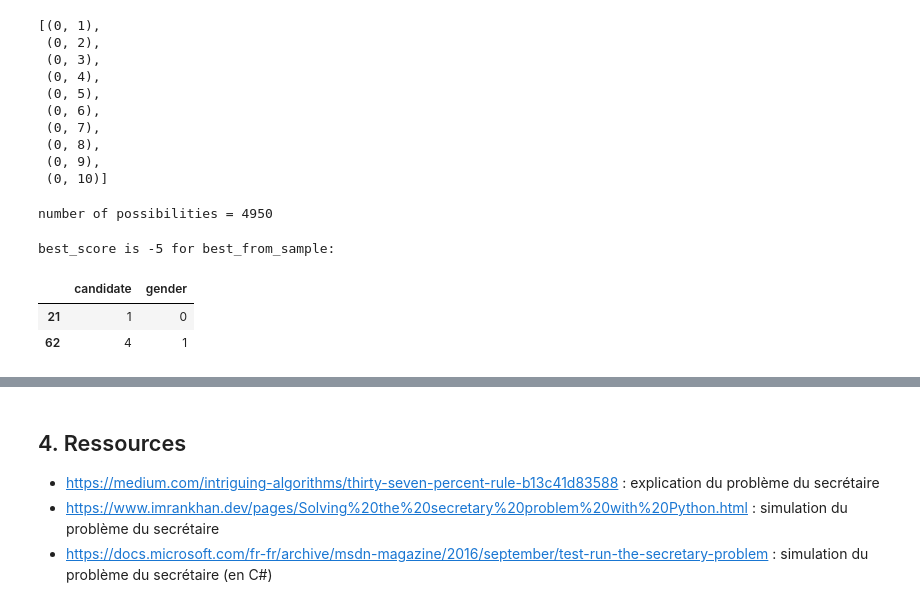
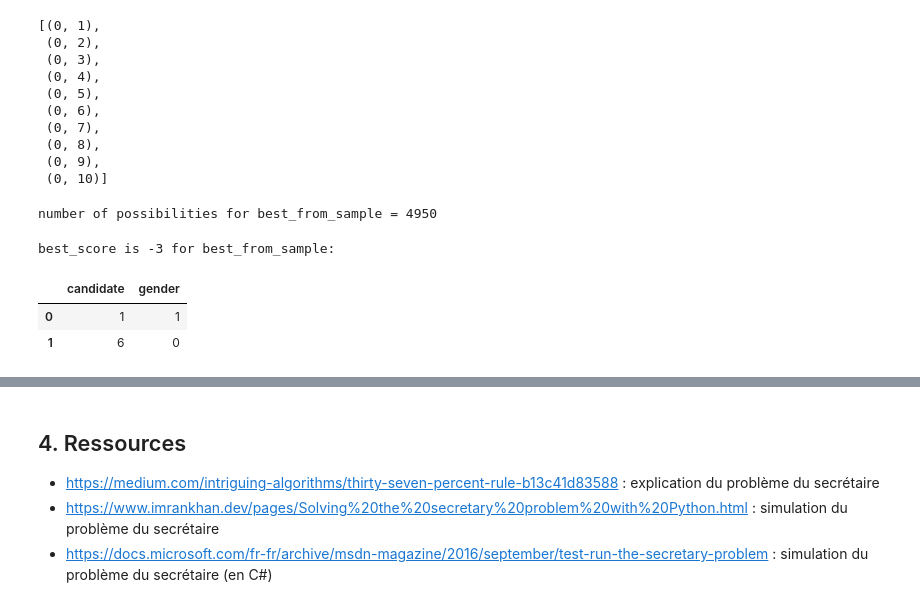
Before and after one commit to victor-kerros/secretary_problem_with_constraints, a Jupyter notebook: secretary_problem_simulation.ipynb, the cells around one changed output, grey strips where cells are left out. Cells and saved outputs as stored; diff of their text form; code cells hidden in the pictures.

Commit message:
modify function virtual k candidates gender

```diff
--- a/secretary_problem_simulation.ipynb
+++ b/secretary_problem_simulation.ipynb
@@ -368,26 +368,29 @@ display(possibilities[:10])
 # %%
 from itertools import combinations
 
 candidates = generate_candidates_gender(100, prop_women)
 
 # best_from_sample = ?
 k = 2
 bonus = 10
 
-def find_best_from_sample(candidates, k, bonus):
-possibilities = list(combinations(list(candidates.index), k))
-print(f"number of possibilities = {len(possibilities)}")
-best_from_sample = candidates.iloc[list(possibilities[0])]
-best_score = objective_function(best_from_sample, bonus)
-for possibility in tqdm(possibilities, "processing through combinations"):
-    if objective_function(candidates.iloc[list(possibility)], bonus) < objective_function(best_from_sample, bonus):
-        best_from_sample = candidates.iloc[list(possibility)]
-        best_score = objective_function(best_from_sample, bonus)
-print(f"best_score is {best_score} for best_from_sample:")
-display(best_from_sample)
+def find_best_from_sample(sample, k, bonus):
+    possibilities = list(combinations(list(sample.index), k))
+    print(f"number of possibilities for best_from_sample = {len(possibilities)}")
+    best_from_sample = sample.iloc[list(possibilities[0])]
+    best_score = objective_function(best_from_sample, bonus)
+    for possibility in tqdm(possibilities, "processing through combinations"):
+        if objective_function(sample.iloc[list(possibility)], bonus) < objective_function(best_from_sample, bonus):
+            best_from_sample = sample.iloc[list(possibility)]
+            best_score = objective_function(best_from_sample, bonus)
+    print(f"best_score is {best_score} for best_from_sample:")
+    return best_from_sample.sort_values(by = "candidate").reset_index(drop = True)
+
+best_from_sample = find_best_from_sample(candidates, k, bonus)
+best_from_sample
 # %% [output]
-number of possibilities = 4950
+number of possibilities for best_from_sample = 4950
-best_score is -5 for best_from_sample:
+best_score is -3 for best_from_sample:
 |  | candidate | gender |
-| 21 | 1 | 0 |
-| 62 | 4 | 1 |
+| 0 | 1 | 1 |
+| 1 | 6 | 0 |
```
Also changed, not shown: parts of 3 cells of this notebook.
